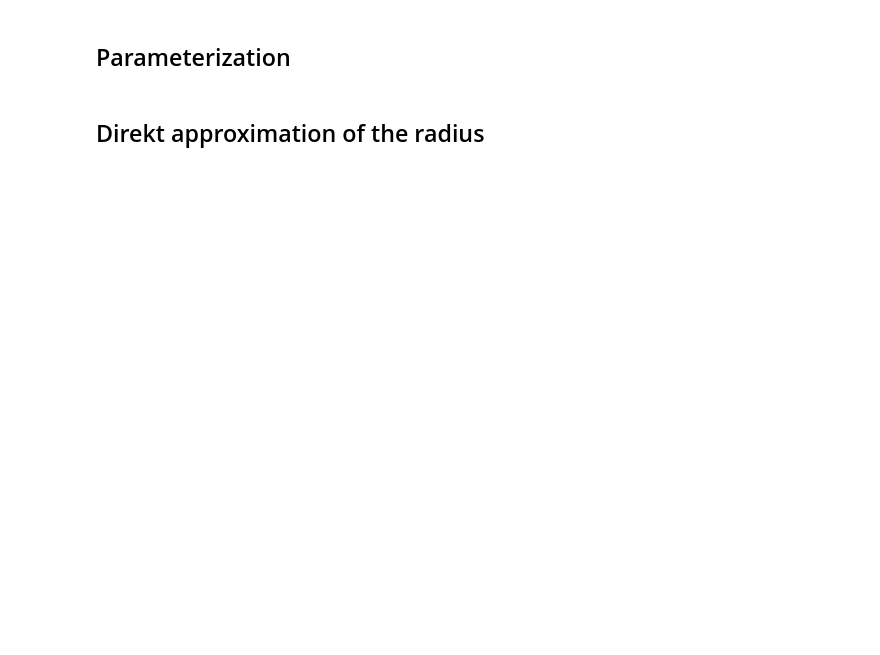
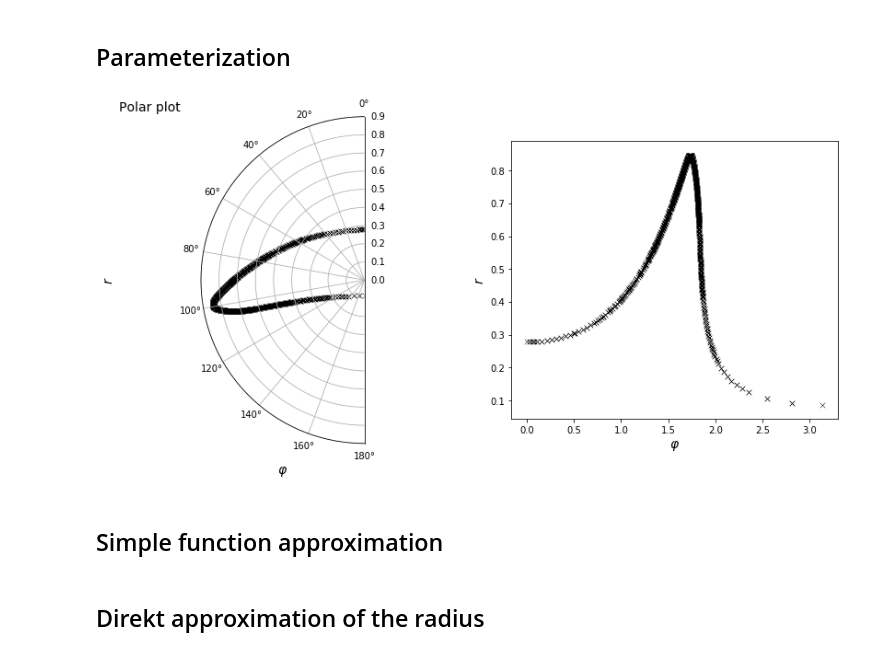
Before and after one commit to AndreWeiner/machine-learning-applied-to-cfd, a Jupyter notebook: notebooks/spherical_cap_shape_approximation.ipynb, the cells around one changed output. Drawn from its saved outputs; the diff is of its cells as text; code cells hidden in the pictures; blank space fills up the shorter version.

```diff
--- a/notebooks/spherical_cap_shape_approximation.ipynb
+++ b/notebooks/spherical_cap_shape_approximation.ipynb
@@ -66,3 +67,47 @@ plt.show()
 [interactive output not drawn]
 # %% [markdown]
 ## Parameterization<a id="parameterization"></a>
+# %%
+def polar_coordinates(px, py):
+    '''Converts raduis from Cartesian coordinates r(x,y) to polar coordinates r(phi)
+
+    Parameters
+    ----------
+    px, py - array-like: x and y coordinates of PLIC points
+
+    Returns
+    -------
+    radius - array-like: radii of PLIC points
+    phi - array-like: polar angle
+
+    '''
+    radius = np.sqrt(np.square(px) + np.square(py))
+    phi = np.arccos(py / radius)
+    return radius, phi
+# %%
+%matplotlib inline
+
+fig = plt.figure(figsize=(14,10))
+ax1 = plt.subplot(121, projection='polar')
+ax2 = plt.subplot(122)
+
+radius, phi = polar_coordinates(data.py, data.px)
+
+ax1.set_theta_zero_location("N")
+ax1.scatter(phi, radius, marker='x', color='k', s=30, linewidth=0.5)
+ax1.set_xlim(0.0, np.pi)
+ax1.set_title("Polar plot", loc='left', fontsize=fontsize)
+ax1.set_xlabel(r"$\varphi$", fontsize=fontsize)
+ax1.set_ylabel(r"$r$", fontsize=fontsize)
+
+ax2.scatter(phi, radius, marker='x', color='k', s=30, linewidth=0.5)
+ax2.set_xlabel(r"$\varphi$", fontsize=fontsize)
+ax2.set_ylabel(r"$r$", fontsize=fontsize)
+asp = np.diff(ax1.get_xlim())[0] / np.diff(ax1.get_ylim())[0]
+ax2.set_aspect(asp)
+
+plt.show()
+# %% [output]
+[figure, added]
+# %% [markdown]
+## Simple function approximation<a id="function_approximation"></a>
```
Also changed, not shown: parts of 14 cells of this notebook, 3 other files.
